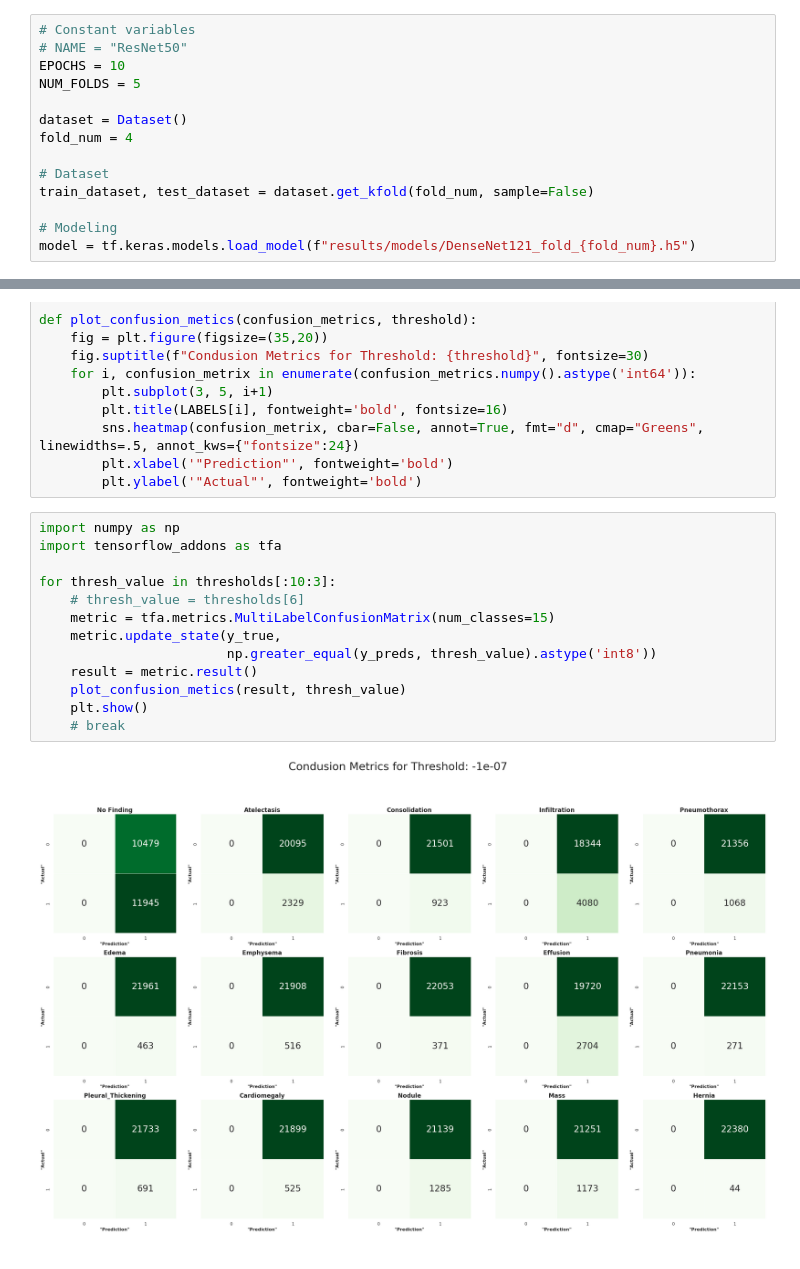
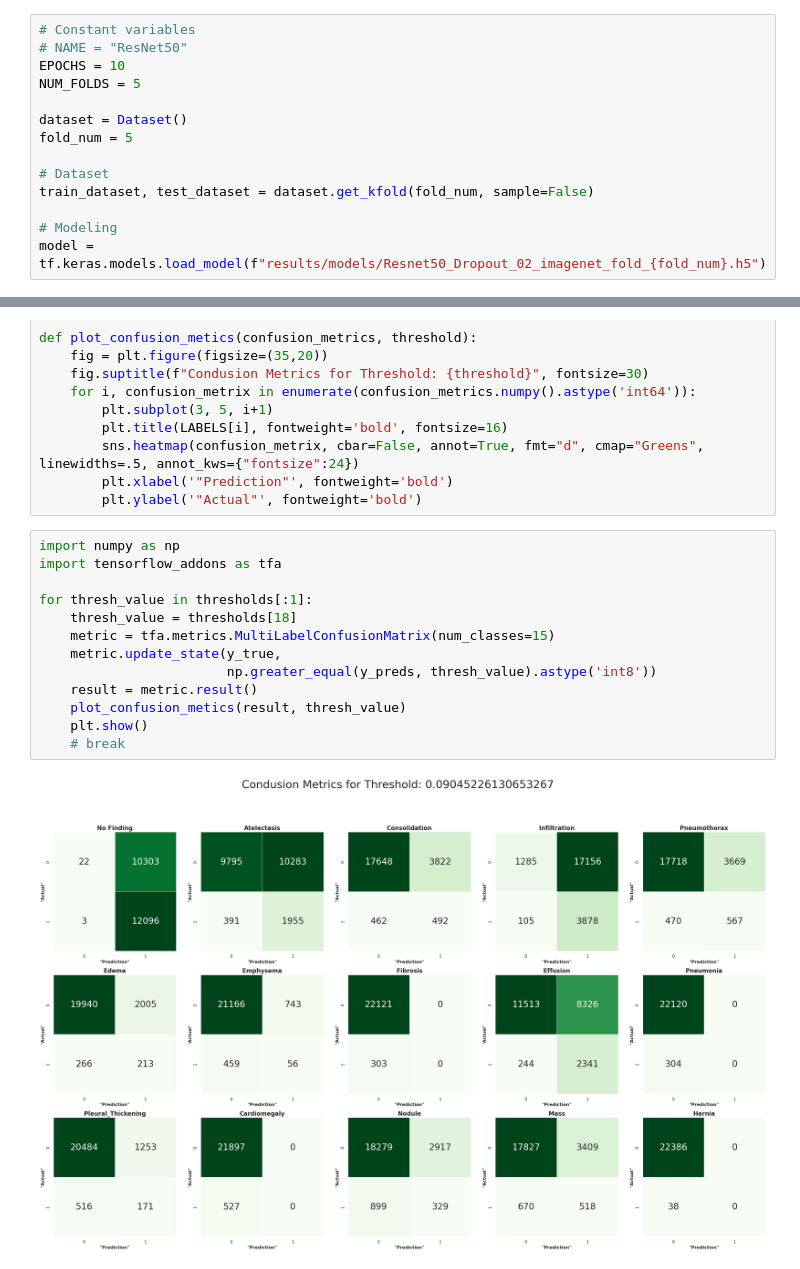
Before and after one commit to chonsawat/ChestXray-14, a Jupyter notebook: Evaluate_densnet121_fold_4.ipynb, the cells around one changed output, grey strips where cells are left out. Saved outputs shown, nothing was run; the diff lists cells and outputs as text.

```diff
--- a/Evaluate_densnet121_fold_4.ipynb
+++ b/Evaluate_densnet121_fold_4.ipynb
@@ -21,11 +21,11 @@ EPOCHS = 10
 NUM_FOLDS = 5
 
 dataset = Dataset()
-fold_num = 4
+fold_num = 5
 
 # Dataset
 train_dataset, test_dataset = dataset.get_kfold(fold_num, sample=False)
 
 # Modeling
-model = tf.keras.models.load_model(f"results/models/DenseNet121_fold_{fold_num}.h5")
+model = tf.keras.models.load_model(f"results/models/Resnet50_Dropout_02_imagenet_fold_{fold_num}.h5")
 # %% [output]
@@ -254,15 +262,15 @@ def plot_confusion_metics(confusion_metrics, threshold):
 # %%
 import numpy as np
 import tensorflow_addons as tfa
 
-for thresh_value in thresholds[:10:3]:
-    # thresh_value = thresholds[6]
+for thresh_value in thresholds[:1]:
+    thresh_value = thresholds[18]
     metric = tfa.metrics.MultiLabelConfusionMatrix(num_classes=15)
     metric.update_state(y_true,
                         np.greater_equal(y_preds, thresh_value).astype('int8'))
     result = metric.result()
     plot_confusion_metics(result, thresh_value)
     plt.show()
     # break
 # %% [output]
-[figure, old version]
+[figure, new version]
```
Also changed, not shown: parts of 16 cells of this notebook, 15 other files.
